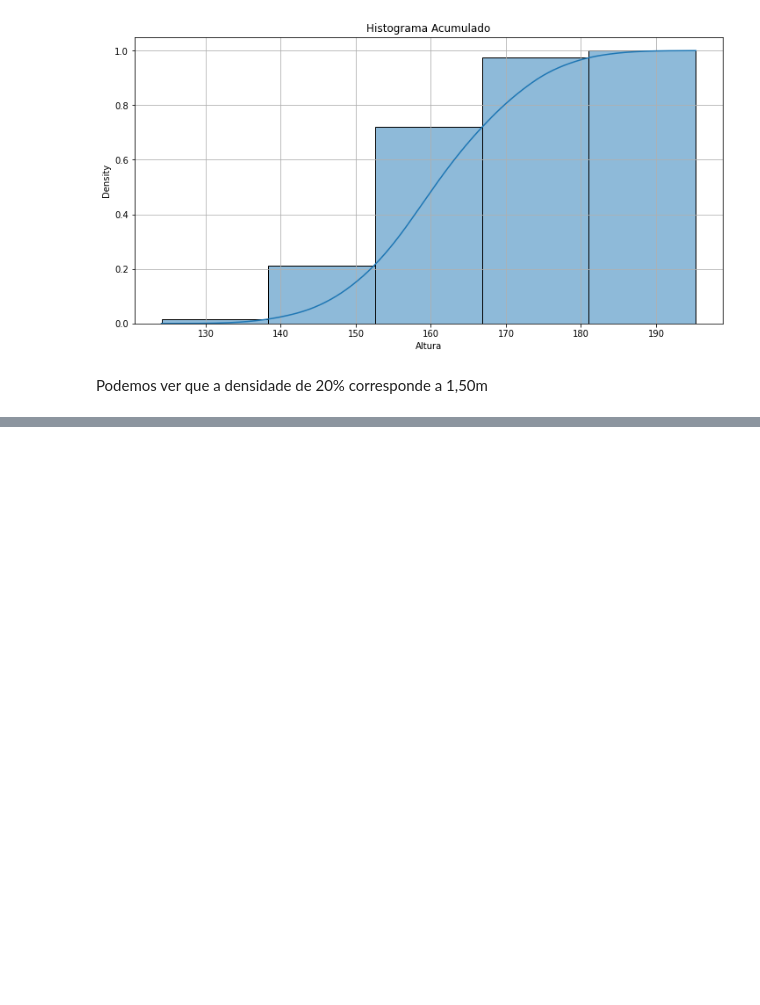
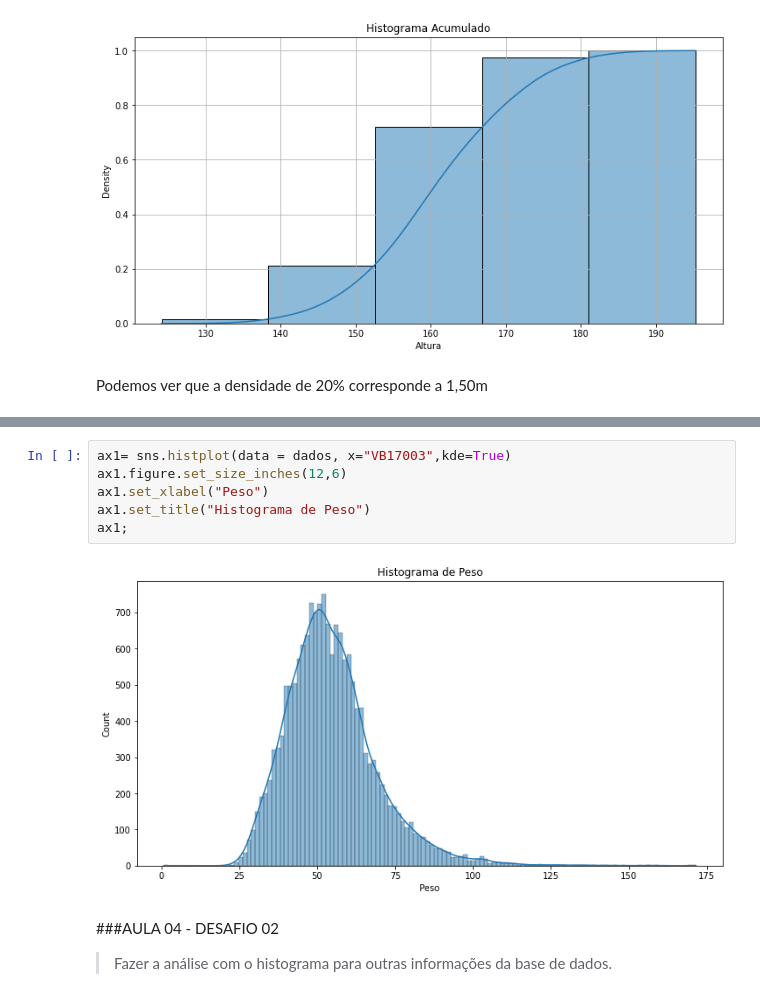
Before and after one commit to MatheusOrange211/Bootcamp-Alura, a Jupyter notebook: Bootcamp_Alura_Data_Science_IBGE.ipynb, the cells around one changed output, grey strips where cells are left out. Cells and saved outputs as stored; diff of their text form; blank space fills up the shorter version.

```diff
--- a/Bootcamp_Alura_Data_Science_IBGE.ipynb
+++ b/Bootcamp_Alura_Data_Science_IBGE.ipynb
@@ -964,0 +981,11 @@ Name: VB17004, dtype: float64
+# %%
+ax1= sns.histplot(data = dados, x="VB17003",kde=True)
+ax1.figure.set_size_inches(12,6)
+ax1.set_xlabel("Peso")
+ax1.set_title("Histograma de Peso")
+ax1;
+# %% [output]
+[figure, added]
+# %% [markdown]
+###AULA 04 - DESAFIO 02
+> Fazer a análise com o histograma para outras informações da base de dados.
```
Also changed, not shown: parts of 26 cells of this notebook.
